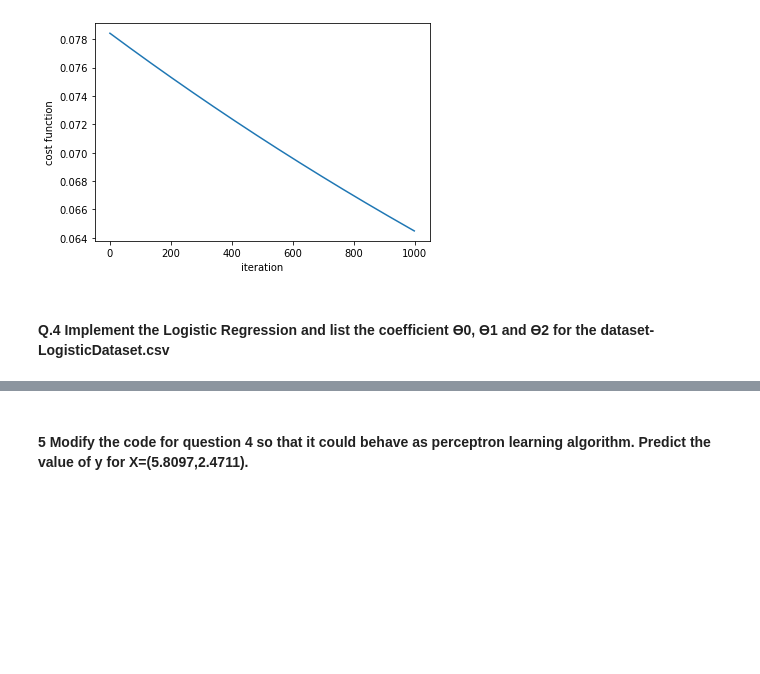
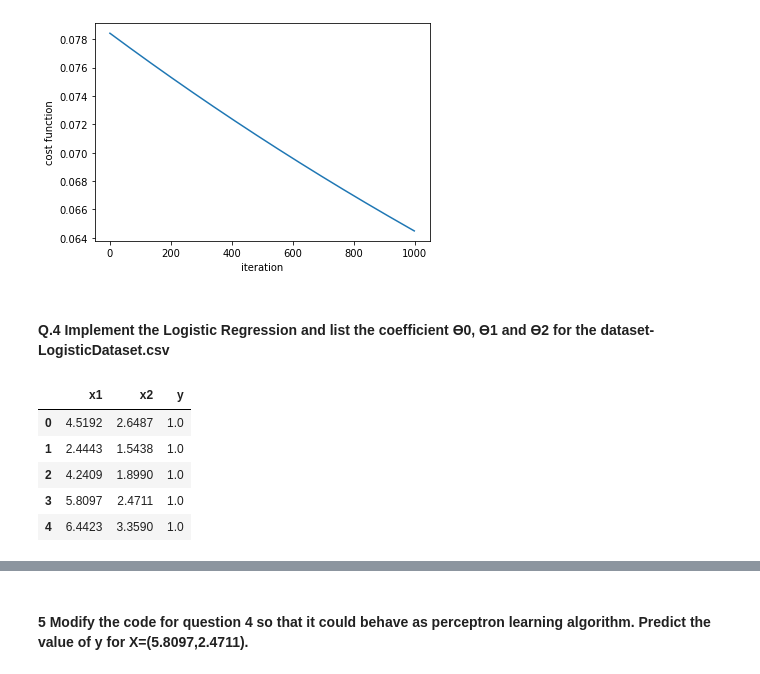
Before and after one commit to bedus-creation/MscCsIT, a Jupyter notebook: SecondSem/ML/Lab1/index.ipynb, the cells around one changed output, grey strips where cells are left out. Drawn from its saved outputs; the diff is of its cells as text; code cells hidden in the pictures; blank space fills up the shorter version.

```diff
--- a/SecondSem/ML/Lab1/index.ipynb
+++ b/SecondSem/ML/Lab1/index.ipynb
@@ -159,5 +159,18 @@ plt.show()
 [figure]
 # %% [markdown]
 #### Q.4 Implement the Logistic Regression and list the coefficient ϴ0, ϴ1 and ϴ2 for the dataset- LogisticDataset.csv
+# %%
+data = pd.read_csv('Logisticdataset.csv',
+                   sep=",",
+                skipinitialspace=True,
+                quoting=csv.QUOTE_ALL)
+data.head()
+# %% [output]
+|  | x1 | x2 | y |
+| 0 | 4.5192 | 2.6487 | 1.0 |
+| 1 | 2.4443 | 1.5438 | 1.0 |
+| 2 | 4.2409 | 1.8990 | 1.0 |
+| 3 | 5.8097 | 2.4711 | 1.0 |
+| 4 | 6.4423 | 3.3590 | 1.0 |
 # %%
 # Prepare Data
```
Also changed, not shown: parts of 6 cells of this notebook.
